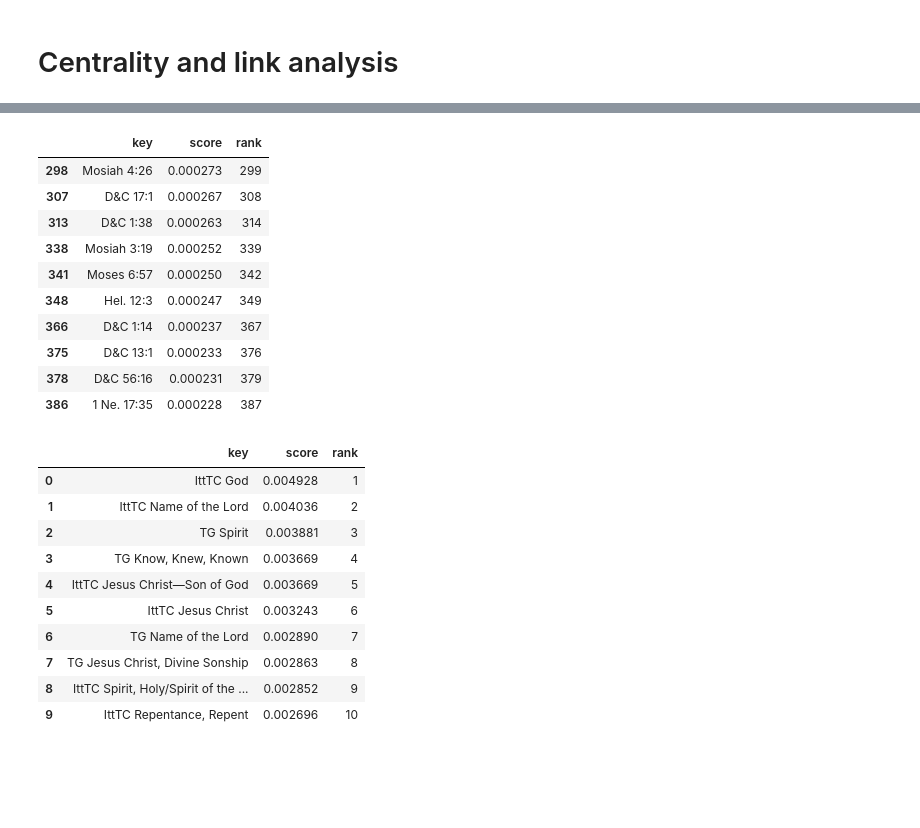
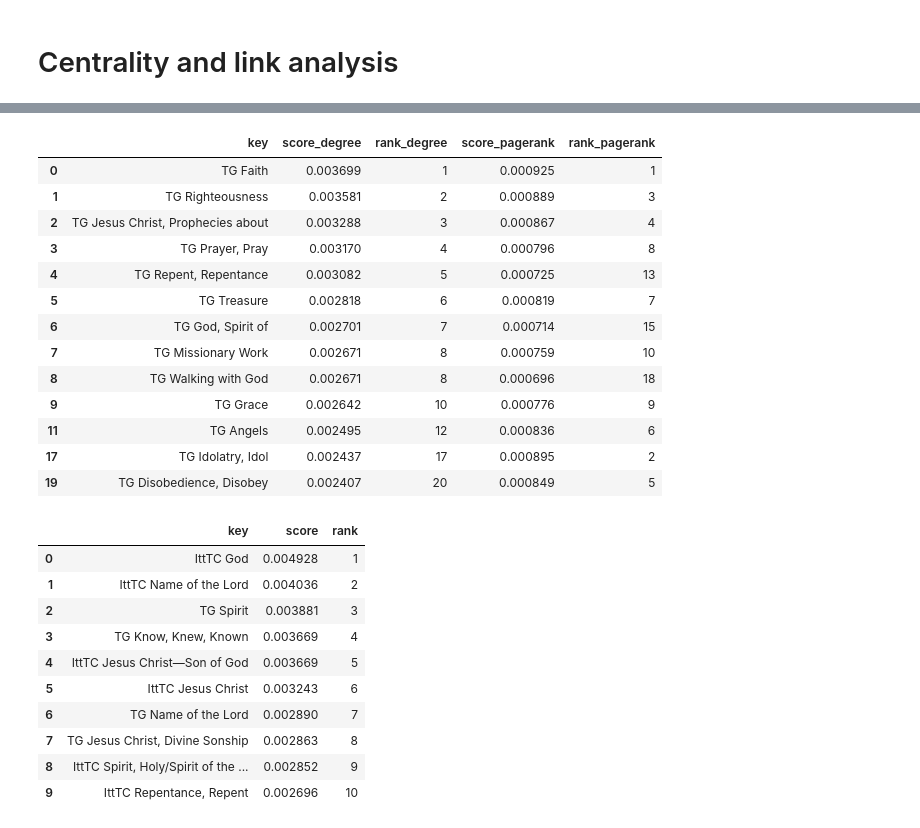
Before and after one commit to skearnes/scripture-graph, a Jupyter notebook: posts/2021-01-08/post.ipynb, the cells around one changed output, grey strips where cells are left out. Saved outputs shown, nothing was run; the diff lists cells and outputs as text; code cells hidden in the pictures; blank space fills up the shorter version.

```diff
--- a/posts/2021-01-08/post.ipynb
+++ b/posts/2021-01-08/post.ipynb
@@ -375,17 +338,24 @@ pagerank_df.head(10)
-# %%
-pagerank_df[~pagerank_df.key.str.startswith('TG')].head(10)
-# %% [output]
-|  | key | score | rank |
-| 298 | Mosiah 4:26 | 0.000273 | 299 |
-| 307 | D&C 17:1 | 0.000267 | 308 |
-| 313 | D&C 1:38 | 0.000263 | 314 |
-| 338 | Mosiah 3:19 | 0.000252 | 339 |
-| 341 | Moses 6:57 | 0.000250 | 342 |
-| 348 | Hel. 12:3 | 0.000247 | 349 |
-| 366 | D&C 1:14 | 0.000237 | 367 |
-| 375 | D&C 13:1 | 0.000233 | 376 |
-| 378 | D&C 56:16 | 0.000231 | 379 |
-| 386 | 1 Ne. 17:35 | 0.000228 | 387 |
+# %%
+merged = degree_df.merge(pagerank_df, on='key', suffixes=('_degree', '_pagerank'))
+assert len(merged) == len(degree_df) == len(pagerank_df)
+topk = set(merged.key.values[:10])
+topk.update(set(merged.sort_values('rank_pagerank').key.values[:10]))
+merged[merged.key.isin(topk)]
+# %% [output]
+|  | key | score_degree | rank_degree | score_pagerank | rank_pagerank |
+| 0 | TG Faith | 0.003699 | 1 | 0.000925 | 1 |
+| 1 | TG Righteousness | 0.003581 | 2 | 0.000889 | 3 |
+| 2 | TG Jesus Christ, Prophecies about | 0.003288 | 3 | 0.000867 | 4 |
+| 3 | TG Prayer, Pray | 0.003170 | 4 | 0.000796 | 8 |
+| 4 | TG Repent, Repentance | 0.003082 | 5 | 0.000725 | 13 |
+| 5 | TG Treasure | 0.002818 | 6 | 0.000819 | 7 |
+| 6 | TG God, Spirit of | 0.002701 | 7 | 0.000714 | 15 |
+| 7 | TG Missionary Work | 0.002671 | 8 | 0.000759 | 10 |
+| 8 | TG Walking with God | 0.002671 | 8 | 0.000696 | 18 |
+| 9 | TG Grace | 0.002642 | 10 | 0.000776 | 9 |
+| 11 | TG Angels | 0.002495 | 12 | 0.000836 | 6 |
+| 17 | TG Idolatry, Idol | 0.002437 | 17 | 0.000895 | 2 |
+| 19 | TG Disobedience, Disobey | 0.002407 | 20 | 0.000849 | 5 |
 # %%
 hubs, authorities = nx.hits(subgraph, max_iter=1000)
 # %%
```
Also changed, not shown: parts of 7 cells of this notebook.
